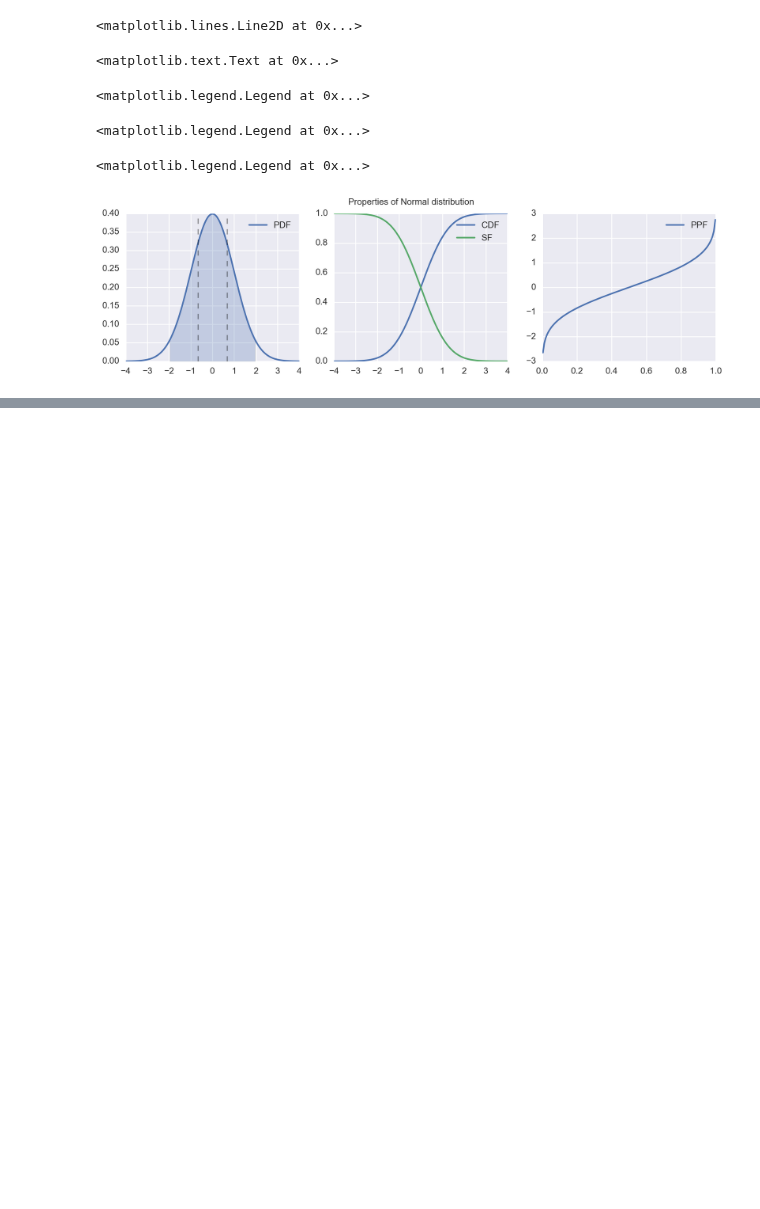
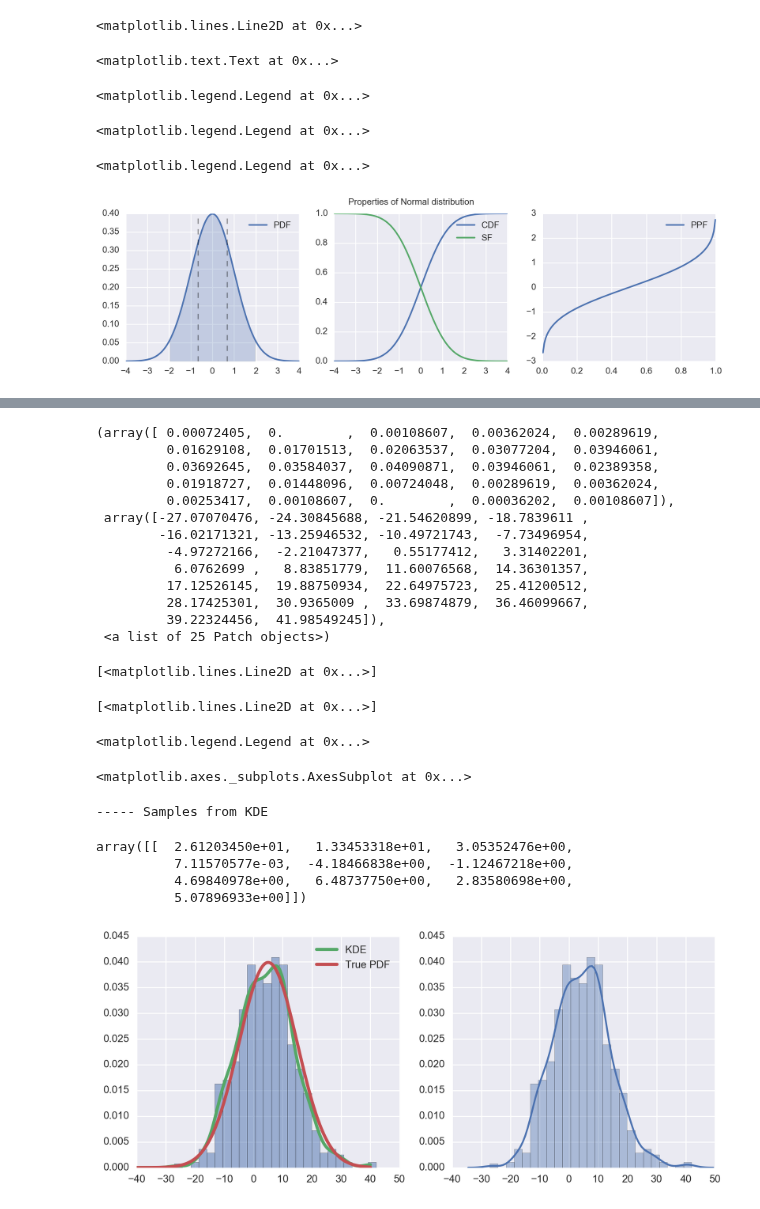
Before and after one commit to niranjv/ml-notes, a Jupyter notebook: numpy/scipy-stats.ipynb, the cells around one changed output, grey strips where cells are left out. Cells and saved outputs as stored; diff of their text form; code cells hidden in the pictures; blank space fills up the shorter version.

```diff
--- a/numpy/scipy-stats.ipynb
+++ b/numpy/scipy-stats.ipynb
@@ -135,0 +145,42 @@ for a in ax:
+# %%
+# Compare Gaussian KDE to true PDF for Normal dist.
+
+samples = stats.norm(5, 10).rvs(1000)
+kernel = stats.gaussian_kde(samples)
+
+fig, ax = plt.subplots(1,2, figsize=(10,4))
+ax[0].hist(samples, normed=True, alpha=0.5, bins=25)
+x = np.linspace(-40, 40, 1000)
+ax[0].plot(x, kernel.pdf(x), linewidth=3, label='KDE')
+ax[0].plot(x, stats.norm(5,10).pdf(x), linewidth=3, label='True PDF')
+ax[0].legend()
+
+sns.distplot(samples, bins=25, ax=ax[1])
+
+print '----- Samples from KDE'
+kernel.resample(10)
+# ToDo - CDF, SF, PPF with KDE
+# %% [output]
+(array([ 0.00072405,  0.        ,  0.00108607,  0.00362024,  0.00289619,
+         0.01629108,  0.01701513,  0.02063537,  0.03077204,  0.03946061,
+         0.03692645,  0.03584037,  0.04090871,  0.03946061,  0.02389358,
+         0.01918727,  0.01448096,  0.00724048,  0.00289619,  0.00362024,
+         0.00253417,  0.00108607,  0.        ,  0.00036202,  0.00108607]),
+ array([-27.07070476, -24.30845688, -21.54620899, -18.7839611 ,
+        -16.02171321, -13.25946532, -10.49721743,  -7.73496954,
+         -4.97272166,  -2.21047377,   0.55177412,   3.31402201,
+          6.0762699 ,   8.83851779,  11.60076568,  14.36301357,
+         17.12526145,  19.88750934,  22.64975723,  25.41200512,
+         28.17425301,  30.9365009 ,  33.69874879,  36.46099667,
+         39.22324456,  41.98549245]),
+ <a list of 25 Patch objects>)
+[<matplotlib.lines.Line2D at 0x...>]
+[<matplotlib.lines.Line2D at 0x...>]
+<matplotlib.legend.Legend at 0x...>
+<matplotlib.axes._subplots.AxesSubplot at 0x...>
+----- Samples from KDE
+array([[  2.61203450e+01,   1.33453318e+01,   3.05352476e+00,
+          7.11570577e-03,  -4.18466838e+00,  -1.12467218e+00,
+          4.69840978e+00,   6.48737750e+00,   2.83580698e+00,
+          5.07896933e+00]])
+[figure, added]
```
Also changed, not shown: parts of 2 cells of this notebook.
